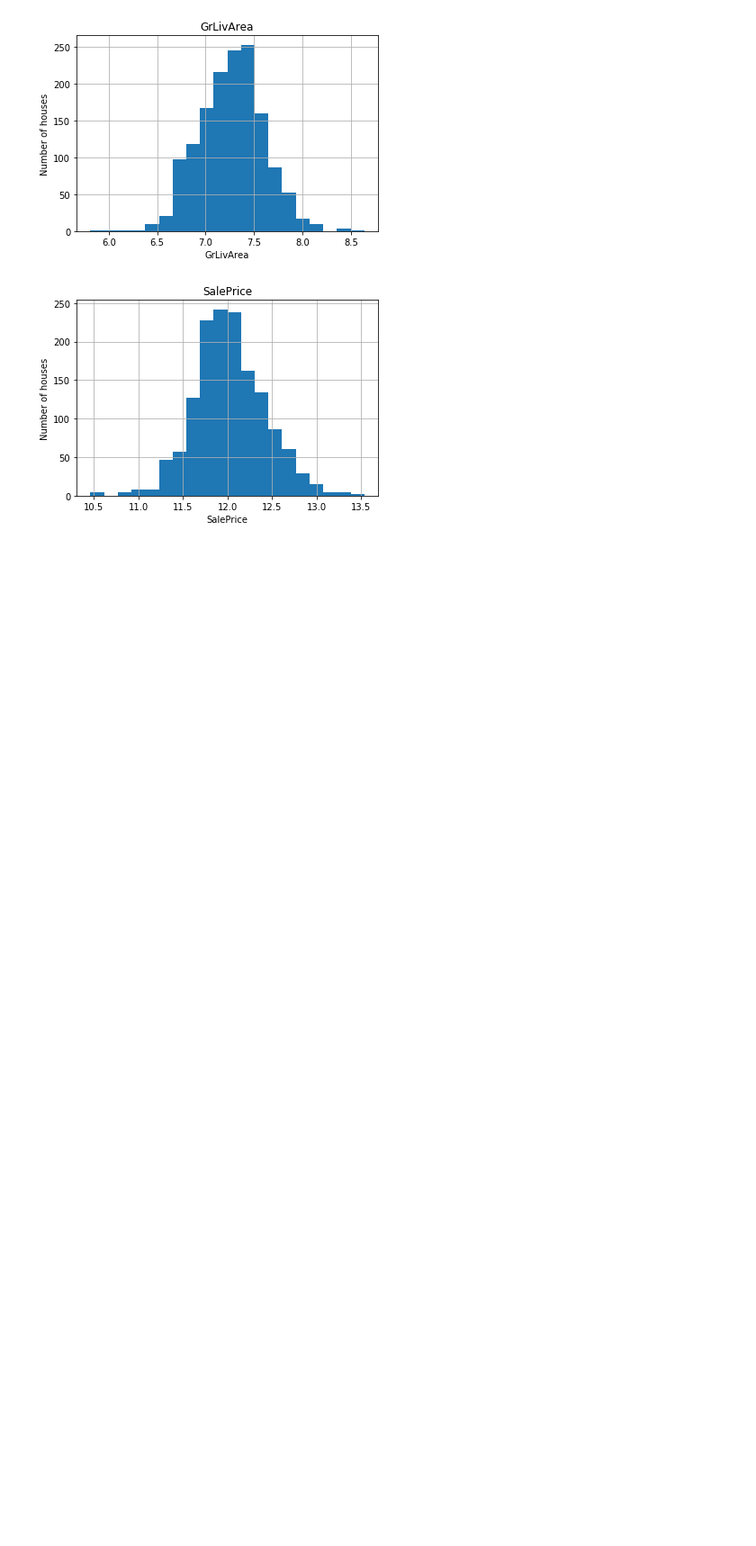
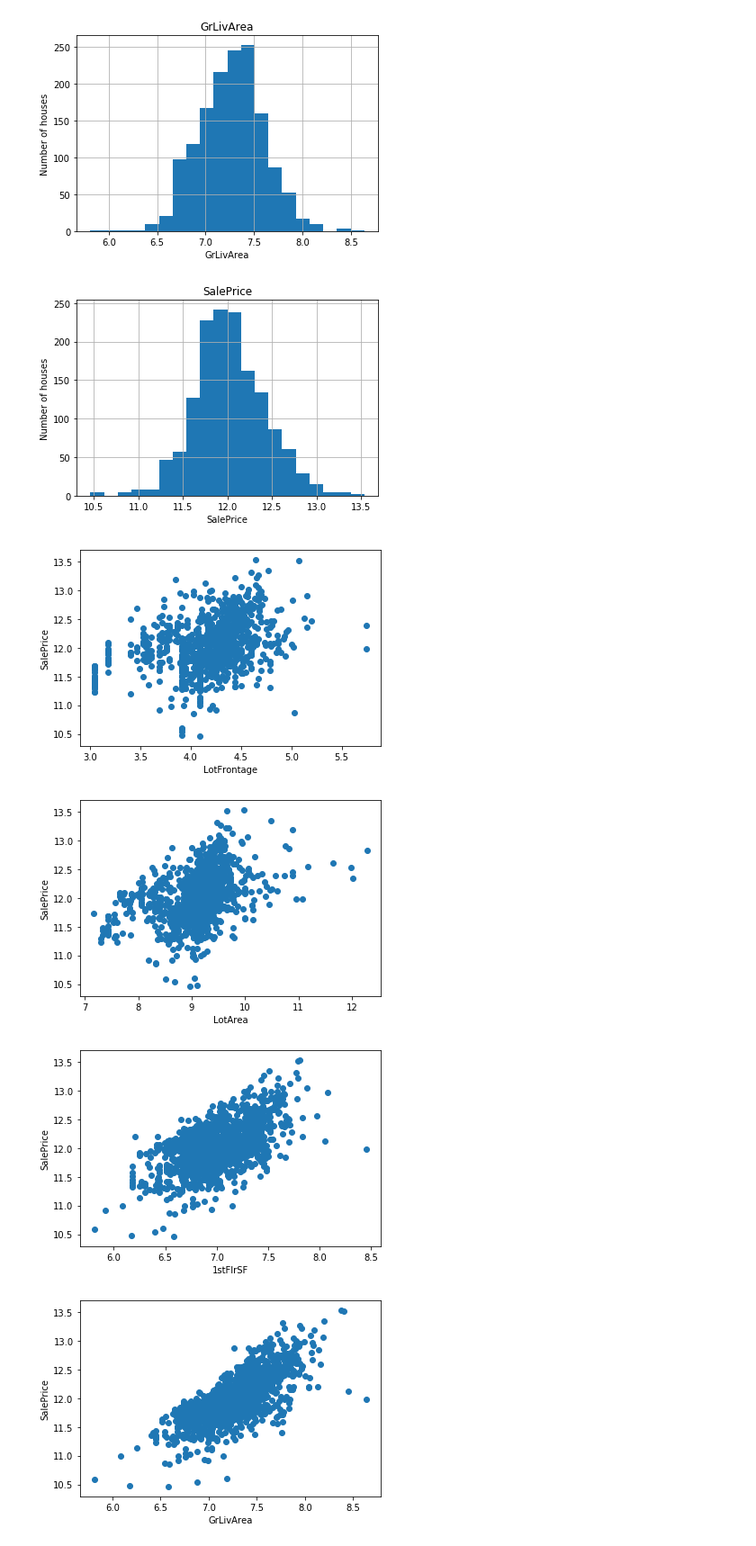
Before and after one commit to Joseorina/deploy_ml_models, a Jupyter notebook: jupyter_notebooks/data_analysis.ipynb, the cells around one changed output. Shown at 90% size. Cells and saved outputs as stored; diff of their text form; code cells hidden in the pictures; blank space fills up the shorter version.

```diff
--- a/jupyter_notebooks/data_analysis.ipynb
+++ b/jupyter_notebooks/data_analysis.ipynb
@@ -258,15 +258,25 @@ for var in cont_var:
 # %%
 # relationship btn hose price and transformed values with mor detail
 def transform_analyze_continous(df, var):
     df = df.copy()
 
     # skip negative values
     if 0 in data[var].unique():
         pass
     else:
         #log transform
         df[var] = np.log(df[var])
         df['SalePrice'] = np.log(df['SalePrice'])
         plt.scatter(df[var], df['SalePrice'])
         plt.ylabel('SalePrice')
-        plt.xl
+        plt.xlabel(var)
+        plt.show()
+
+for var in cont_var:
+    if var != 'SalePrice':
+        transform_analyze_continous(data, var)
+# %% [output]
+[figure, added]
+[figure, added]
+[figure, added]
+[figure, added]
```
Also changed, not shown: parts of 2 cells of this notebook.
